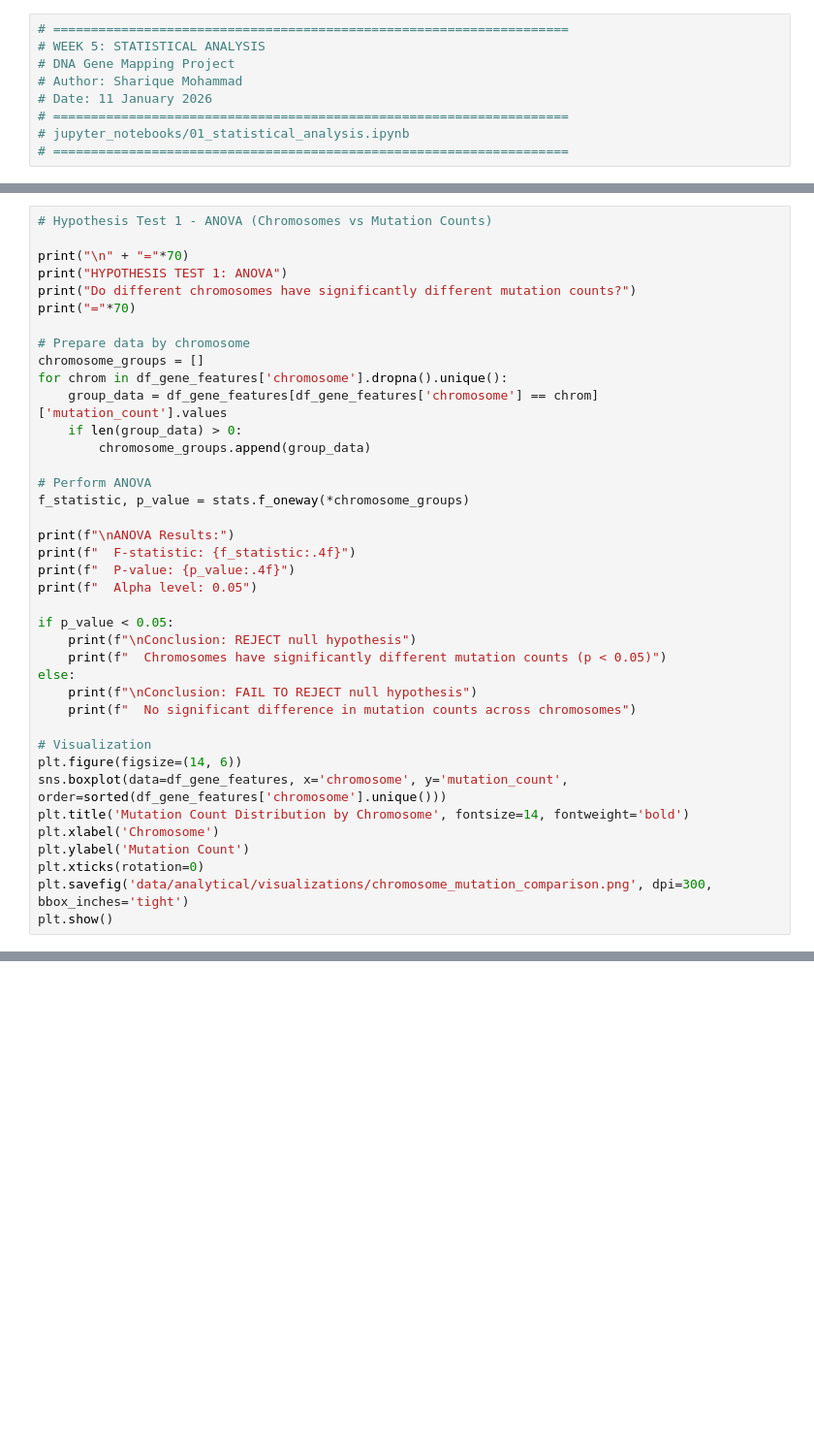
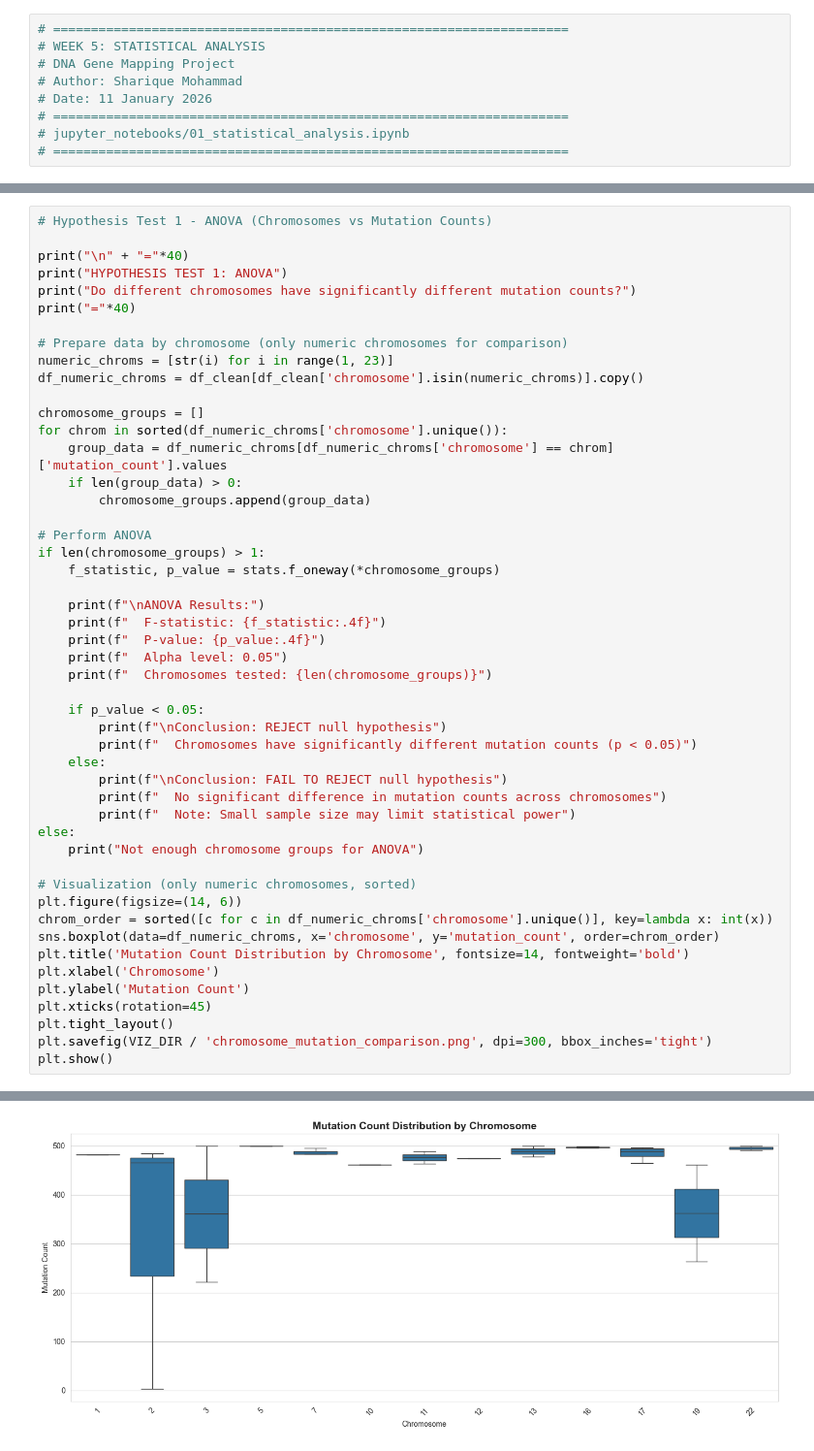
Before and after one commit to shariq02/genomic-variant-data-science-pipeline, a Jupyter notebook: jupyter_notebooks/01_statistical_analysis.ipynb, the cells around one changed output, grey strips where cells are left out. Shown at 97% size. Cells and saved outputs as stored; diff of their text form; blank space fills up the shorter version.

```diff
--- a/jupyter_notebooks/01_statistical_analysis.ipynb
+++ b/jupyter_notebooks/01_statistical_analysis.ipynb
@@ -203,39 +313,50 @@ print(f"  Std Dev: {df_gene_features['pathogenic_ratio'].std():.4f}")
 # %%
 # Hypothesis Test 1 - ANOVA (Chromosomes vs Mutation Counts)
 
-print("\n" + "="*70)
+print("\n" + "="*40)
 print("HYPOTHESIS TEST 1: ANOVA")
 print("Do different chromosomes have significantly different mutation counts?")
-print("="*70)
+print("="*40)
 
-# Prepare data by chromosome
+# Prepare data by chromosome (only numeric chromosomes for comparison)
+numeric_chroms = [str(i) for i in range(1, 23)]
+df_numeric_chroms = df_clean[df_clean['chromosome'].isin(numeric_chroms)].copy()
+
 chromosome_groups = []
-for chrom in df_gene_features['chromosome'].dropna().unique():
-    group_data = df_gene_features[df_gene_features['chromosome'] == chrom]['mutation_count'].values
+for chrom in sorted(df_numeric_chroms['chromosome'].unique()):
+    group_data = df_numeric_chroms[df_numeric_chroms['chromosome'] == chrom]['mutation_count'].values
     if len(group_data) > 0:
         chromosome_groups.append(group_data)
 
 # Perform ANOVA
-f_statistic, p_value = stats.f_oneway(*chromosome_groups)
+if len(chromosome_groups) > 1:
+    f_statistic, p_value = stats.f_oneway(*chromosome_groups)
 
-print(f"\nANOVA Results:")
-print(f"  F-statistic: {f_statistic:.4f}")
-print(f"  P-value: {p_value:.4f}")
-print(f"  Alpha level: 0.05")
+    print(f"\nANOVA Results:")
+    print(f"  F-statistic: {f_statistic:.4f}")
+    print(f"  P-value: {p_value:.4f}")
+    print(f"  Alpha level: 0.05")
+    print(f"  Chromosomes tested: {len(chromosome_groups)}")
 
-if p_value < 0.05:
-    print(f"\nConclusion: REJECT null hypothesis")
-    print(f"  Chromosomes have significantly different mutation counts (p < 0.05)")
+    if p_value < 0.05:
+        print(f"\nConclusion: REJECT null hypothesis")
+        print(f"  Chromosomes have significantly different mutation counts (p < 0.05)")
+    else:
+        print(f"\nConclusion: FAIL TO REJECT null hypothesis")
+        print(f"  No significant difference in mutation counts across chromosomes")
+        print(f"  Note: Small sample size may limit statistical power")
 else:
-    print(f"\nConclusion: FAIL TO REJECT null hypothesis")
-    print(f"  No significant difference in mutation counts across chromosomes")
+    print("Not enough chromosome groups for ANOVA")
 
-# Visualization
+# Visualization (only numeric chromosomes, sorted)
 plt.figure(figsize=(14, 6))
-sns.boxplot(data=df_gene_features, x='chromosome', y='mutation_count', order=sorted(df_gene_features['chromosome'].unique()))
+chrom_order = sorted([c for c in df_numeric_chroms['chromosome'].unique()], key=lambda x: int(x))
+sns.boxplot(data=df_numeric_chroms, x='chromosome', y='mutation_count', order=chrom_order)
 plt.title('Mutation Count Distribution by Chromosome', fontsize=14, fontweight='bold')
 plt.xlabel('Chromosome')
 plt.ylabel('Mutation Count')
-plt.xticks(rotation=0)
-plt.savefig('data/analytical/visualizations/chromosome_mutation_comparison.png', dpi=300, bbox_inches='tight')
+plt.xticks(rotation=45)
+plt.tight_layout()
+plt.savefig(VIZ_DIR / 'chromosome_mutation_comparison.png', dpi=300, bbox_inches='tight')
 plt.show()
+# %% [output]
@@ -242,3 +377,4 @@ plt.show()
+[figure, added]
 # %%
 # Hypothesis Test 2 - Chi-Square (Risk Level vs Chromosome)
 
```
Also changed, not shown: parts of 18 cells of this notebook, 1 other file.
